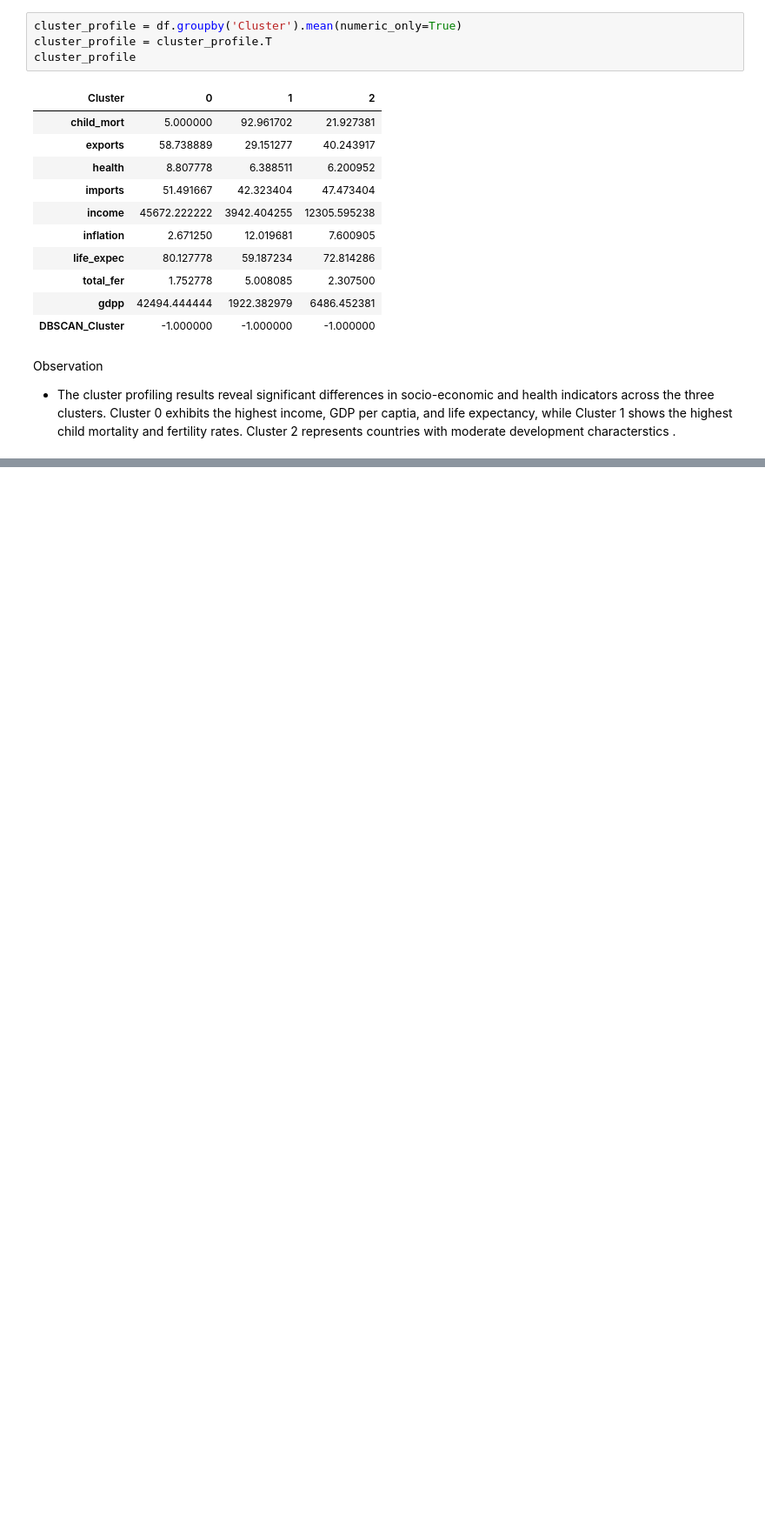
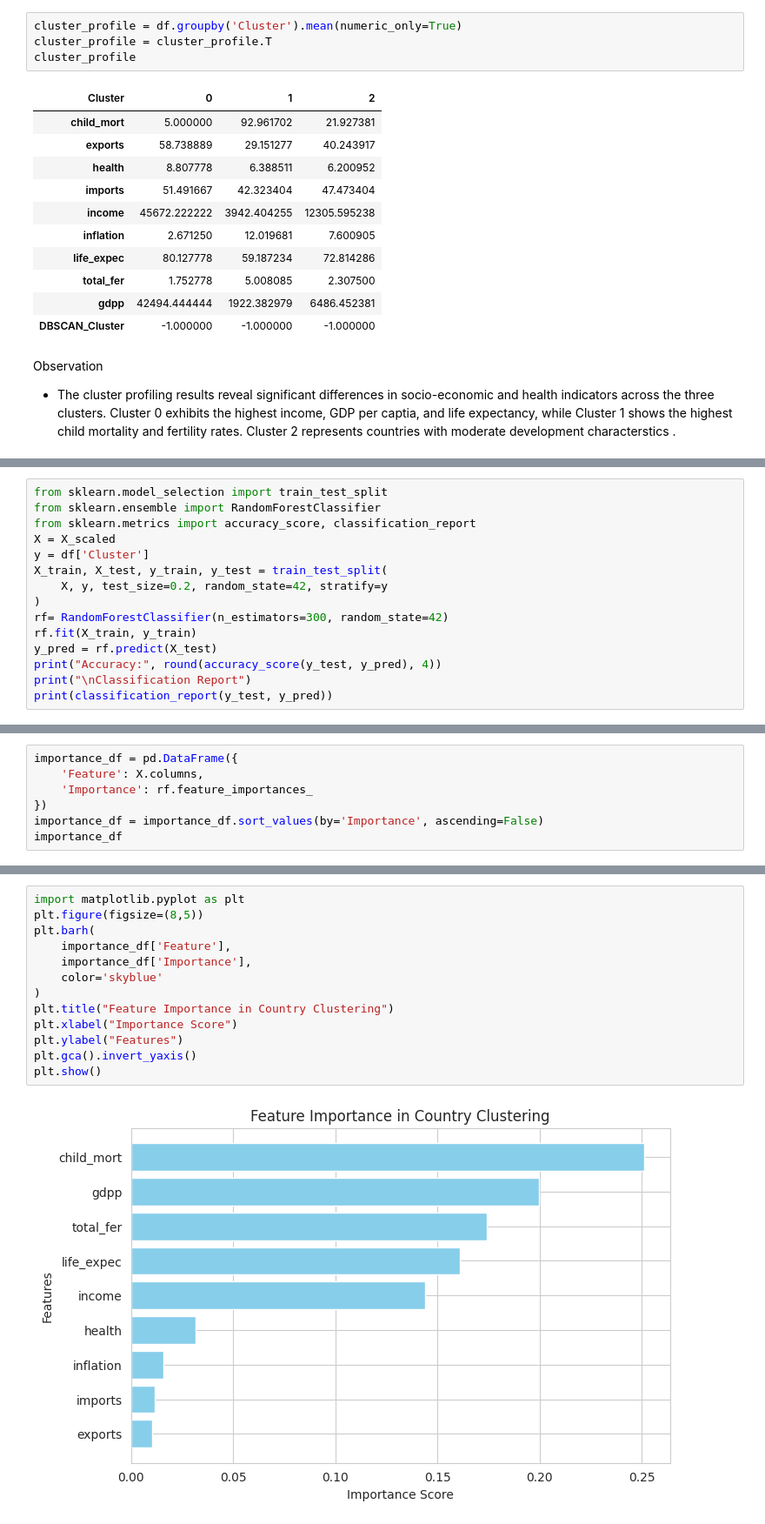
Before and after one commit to SriSharanya-617/CEI_Internship, a Jupyter notebook: week3_SriSharanya.ipynb, the cells around one changed output, grey strips where cells are left out. Shown at 87% size. Cells and saved outputs as stored; diff of their text form; blank space fills up the shorter version.

```diff
--- a/week3_SriSharanya.ipynb
+++ b/week3_SriSharanya.ipynb
@@ -470,0 +479,15 @@ Observation
+# %%
+from sklearn.model_selection import train_test_split
+from sklearn.ensemble import RandomForestClassifier
+from sklearn.metrics import accuracy_score, classification_report
+X = X_scaled
+y = df['Cluster']
+X_train, X_test, y_train, y_test = train_test_split(
+    X, y, test_size=0.2, random_state=42, stratify=y
+)
+rf= RandomForestClassifier(n_estimators=300, random_state=42)
+rf.fit(X_train, y_train)
+y_pred = rf.predict(X_test)
+print("Accuracy:", round(accuracy_score(y_test, y_pred), 4))
+print("\nClassification Report")
+print(classification_report(y_test, y_pred))
@@ -470,0 +509,7 @@ Observation
+# %%
+importance_df = pd.DataFrame({
+    'Feature': X.columns,
+    'Importance': rf.feature_importances_
+})
+importance_df = importance_df.sort_values(by='Importance', ascending=False)
+importance_df
@@ -471,3 +537,18 @@ Observation
+# %%
+import matplotlib.pyplot as plt
+plt.figure(figsize=(8,5))
+plt.barh(
+    importance_df['Feature'],
+    importance_df['Importance'],
+    color='skyblue'
+)
+plt.title("Feature Importance in Country Clustering")
+plt.xlabel("Importance Score")
+plt.ylabel("Features")
+plt.gca().invert_yaxis()
+plt.show()
+# %% [output]
+[figure, added]
 # %% [markdown]
 Step 14 Final Insights
 
```
Also changed, not shown: parts of 15 cells of this notebook.
